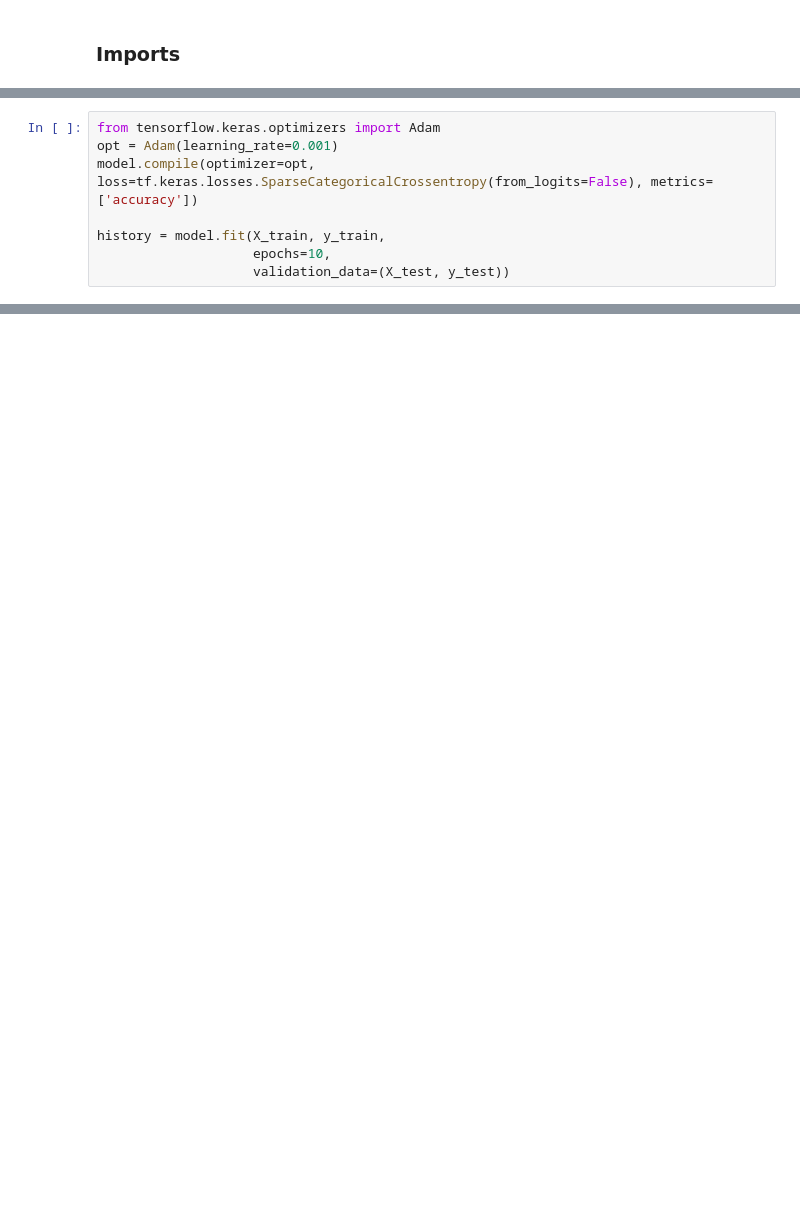
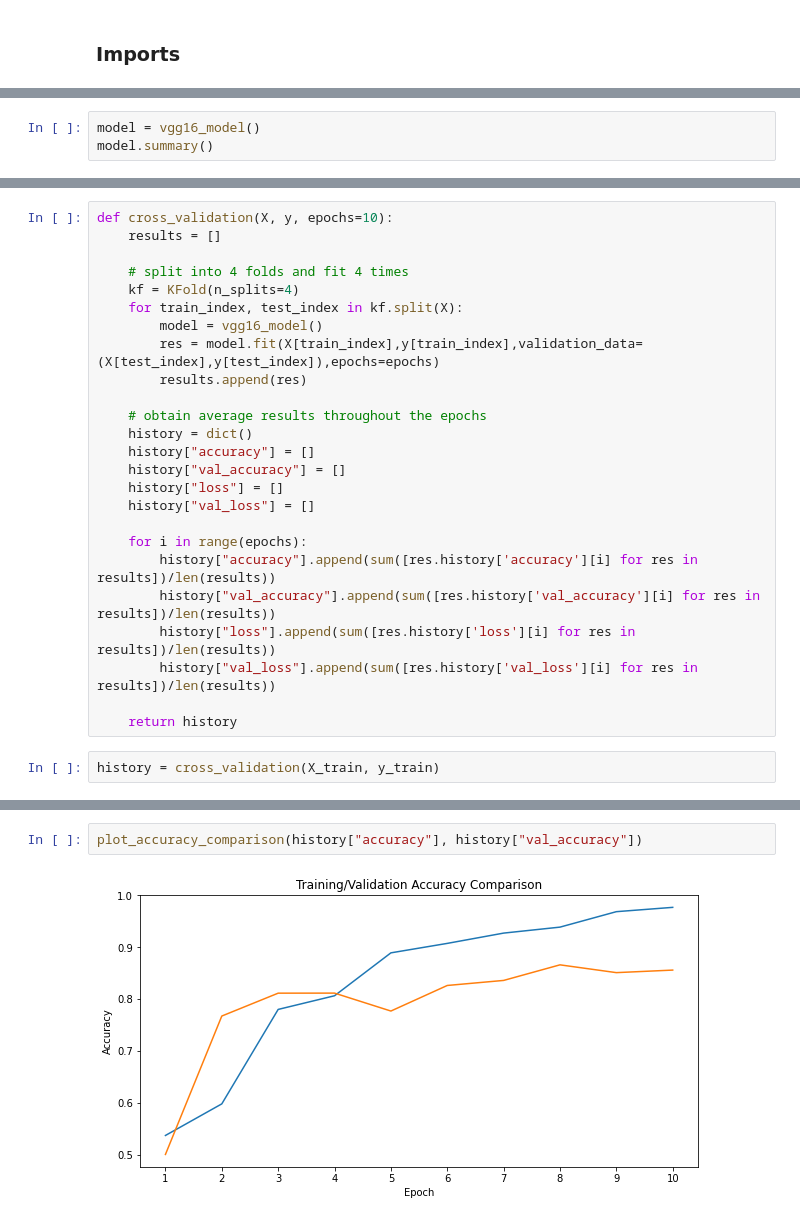
Before and after one commit to pedromiglou/Brain_Tumor_Detection, a Jupyter notebook: Transfer-Learning-Model.ipynb, the cells around one changed output, grey strips where cells are left out. Drawn from its saved outputs; the diff is of its cells as text; blank space fills up the shorter version.

Commit message:
Transfer learning with k-fold

```diff
--- a/Transfer-Learning-Model.ipynb
+++ b/Transfer-Learning-Model.ipynb
@@ -44,8 +41,3 @@ model.summary()
 # %%
-from tensorflow.keras.optimizers import Adam
-opt = Adam(learning_rate=0.001)
-model.compile(optimizer=opt, loss=tf.keras.losses.SparseCategoricalCrossentropy(from_logits=False), metrics=['accuracy'])
-
-history = model.fit(X_train, y_train,
-                    epochs=10,
-                    validation_data=(X_test, y_test))
+model = vgg16_model()
+model.summary()
@@ -53,0 +76,27 @@ model.evaluate(X_test, y_test)
+# %%
+def cross_validation(X, y, epochs=10):
+    results = []
+
+    # split into 4 folds and fit 4 times
+    kf = KFold(n_splits=4)
+    for train_index, test_index in kf.split(X):
+        model = vgg16_model()
+        res = model.fit(X[train_index],y[train_index],validation_data=(X[test_index],y[test_index]),epochs=epochs)
+        results.append(res)
+
+    # obtain average results throughout the epochs
+    history = dict()
+    history["accuracy"] = []
+    history["val_accuracy"] = []
+    history["loss"] = []
+    history["val_loss"] = []
+
+    for i in range(epochs):
+        history["accuracy"].append(sum([res.history['accuracy'][i] for res in results])/len(results))
+        history["val_accuracy"].append(sum([res.history['val_accuracy'][i] for res in results])/len(results))
+        history["loss"].append(sum([res.history['loss'][i] for res in results])/len(results))
+        history["val_loss"].append(sum([res.history['val_loss'][i] for res in results])/len(results))
+
+    return history
+# %%
+history = cross_validation(X_train, y_train)
@@ -53,0 +151,4 @@ model.evaluate(X_test, y_test)
+# %%
+plot_accuracy_comparison(history["accuracy"], history["val_accuracy"])
+# %% [output]
+[figure, added]
```
Also changed, not shown: parts of 12 cells of this notebook, 1 other file.
